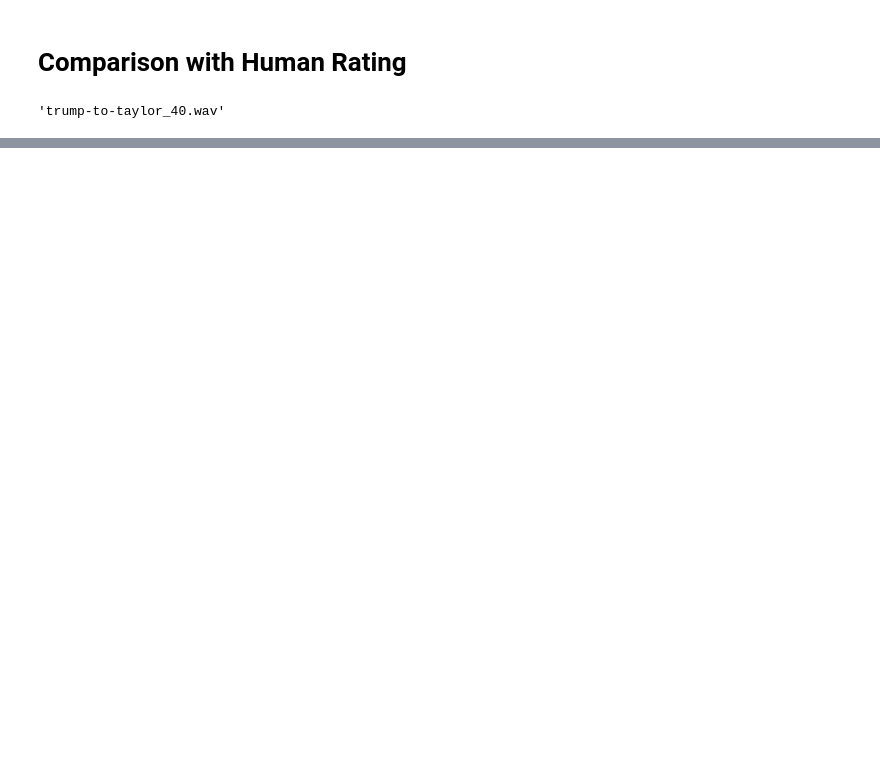
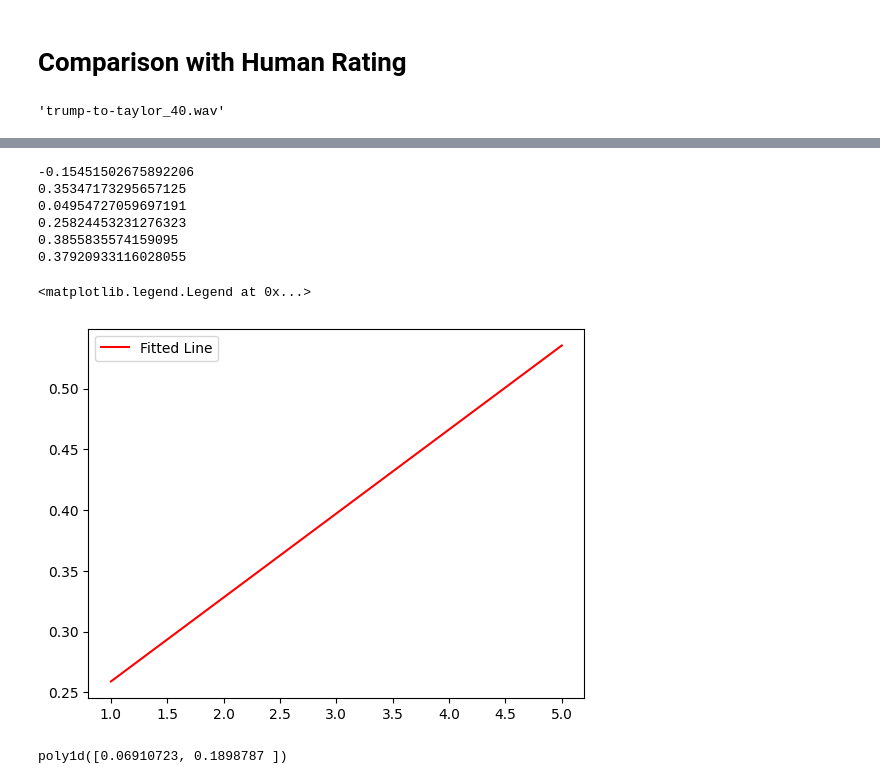
Before and after one commit to GasserElbanna/voice-speech-metamers, a Jupyter notebook: Deepfake_Analysis_SpeakerDistance_vs_Rating.ipynb, the cells around one changed output, grey strips where cells are left out. Saved outputs shown, nothing was run; the diff lists cells and outputs as text; code cells hidden in the pictures; blank space fills up the shorter version.

```diff
--- a/Deepfake_Analysis_SpeakerDistance_vs_Rating.ipynb
+++ b/Deepfake_Analysis_SpeakerDistance_vs_Rating.ipynb
@@ -377,0 +145,7 @@ speaker_verification_fake.to_csv('/content/drive/MyDrive/AUDIO/speaker_verificat
+# %%
+sub_1_rating = [sub_1_rating.iloc[i] for i in range(len(sub_1_rating))]
+sub_2_rating = [sub_2_rating.iloc[i] for i in range(len(sub_2_rating))]
+sub_3_rating = [sub_3_rating.iloc[i] for i in range(len(sub_3_rating))]
+sub_4_rating = [sub_4_rating.iloc[i] for i in range(len(sub_4_rating))]
+sub_5_rating = [sub_5_rating.iloc[i] for i in range(len(sub_5_rating))]
+sub_6_rating = [sub_6_rating.iloc[i] for i in range(len(sub_6_rating))]
@@ -377,0 +249,9 @@ speaker_verification_fake.to_csv('/content/drive/MyDrive/AUDIO/speaker_verificat
+# %%
+fake_speakers_score_rating_flat = [fake_speakers_score_rating_13[i][0][0] for i in range(len(fake_speakers_score_rating_13))]
+# %%
+sub_1_rating = [int(sub_1_rating[i]) for i in range(len(sub_1_rating))]
+sub_2_rating = [int(sub_2_rating[i]) for i in range(len(sub_2_rating))]
+sub_3_rating = [int(sub_3_rating[i]) for i in range(len(sub_3_rating))]
+sub_4_rating = [int(sub_4_rating[i]) for i in range(len(sub_4_rating))]
+sub_5_rating = [int(sub_5_rating[i]) for i in range(len(sub_5_rating))]
+sub_6_rating = [int(sub_6_rating[i]) for i in range(len(sub_6_rating))]
@@ -377,0 +262,37 @@ speaker_verification_fake.to_csv('/content/drive/MyDrive/AUDIO/speaker_verificat
+# %%
+print(np.corrcoef(sub_1_rating, np.array(fake_speakers_score_rating_flat))[0][1])
+print(np.corrcoef(sub_2_rating, np.array(fake_speakers_score_rating_flat))[0][1])
+print(np.corrcoef(sub_3_rating, np.array(fake_speakers_score_rating_flat))[0][1])
+print(np.corrcoef(sub_4_rating, np.array(fake_speakers_score_rating_flat))[0][1])
+print(np.corrcoef(sub_5_rating, np.array(fake_speakers_score_rating_flat))[0][1])
+print(np.corrcoef(sub_6_rating, np.array(fake_speakers_score_rating_flat))[0][1])
+# %% [output]
+-0.15451502675892206
+0.35347173295657125
+0.04954727059697191
+0.25824453231276323
+0.3855835574159095
+0.37920933116028055
+# %%
+subject_response_mean = (np.array(sub_1_rating)+np.array(sub_2_rating)+np.array(sub_3_rating)+np.array(sub_4_rating)+np.array(sub_5_rating)+np.array(sub_6_rating))/6
+# %%
+# prompt: fit a linear curve to the above scatter plot
+
+# Fit a linear curve (polynomial of degree 1)
+coefficients = np.polyfit(subject_response_mean, fake_speakers_score_rating_flat, 1)
+poly_function = np.poly1d(coefficients)
+
+# Generate x values for the fitted line
+x_values = np.linspace(1, 5, 100)
+y_values = poly_function(x_values)
+
+# Plot the fitted line
+plt.plot(x_values, y_values, color='red', label='Fitted Line')
+plt.legend()
+# %% [output]
+<matplotlib.legend.Legend at 0x...>
+[figure, added]
+# %%
+poly_function
+# %% [output]
+poly1d([0.06910723, 0.1898787 ])
```
Also changed, not shown: parts of 54 cells of this notebook.
